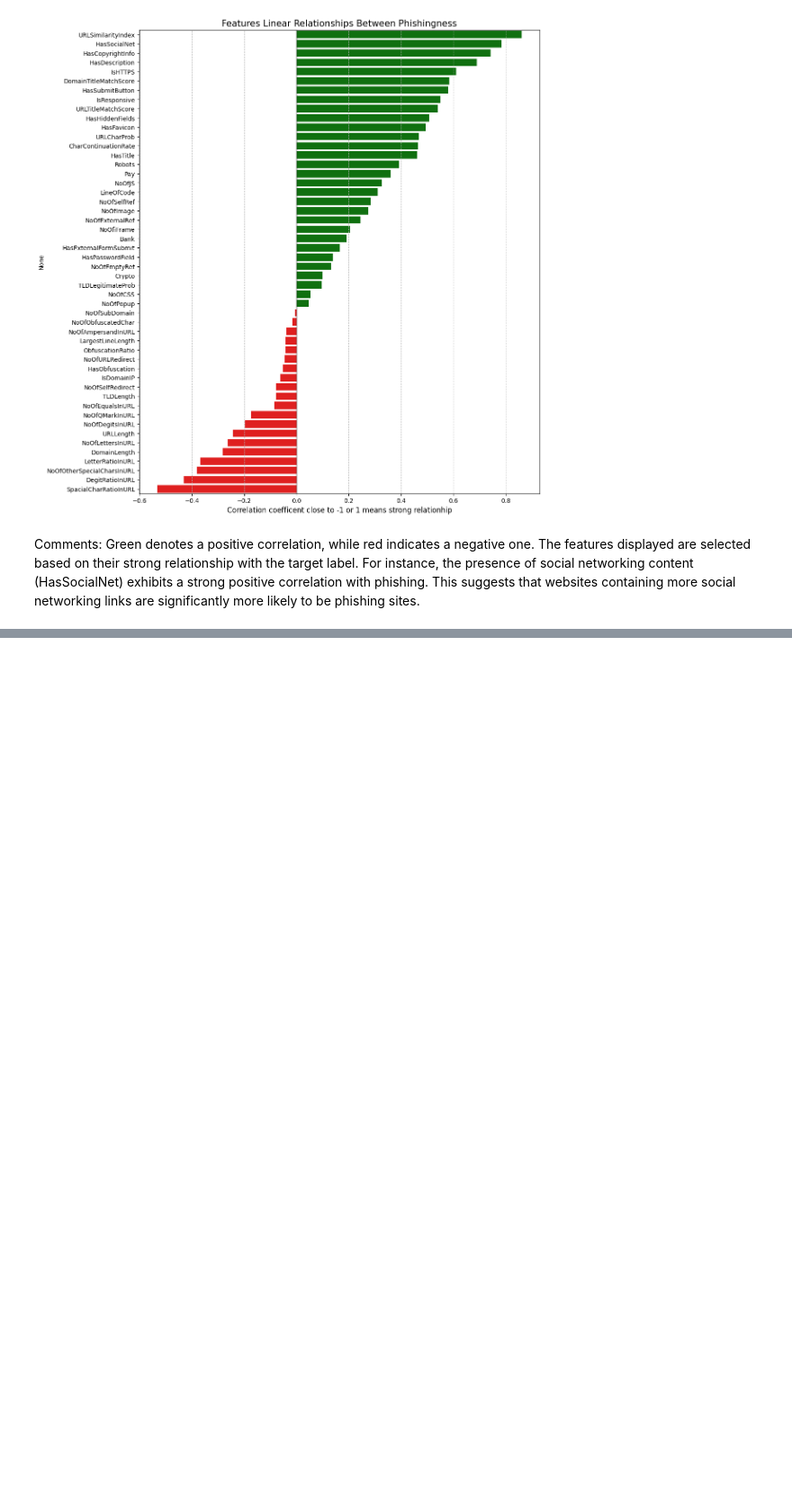
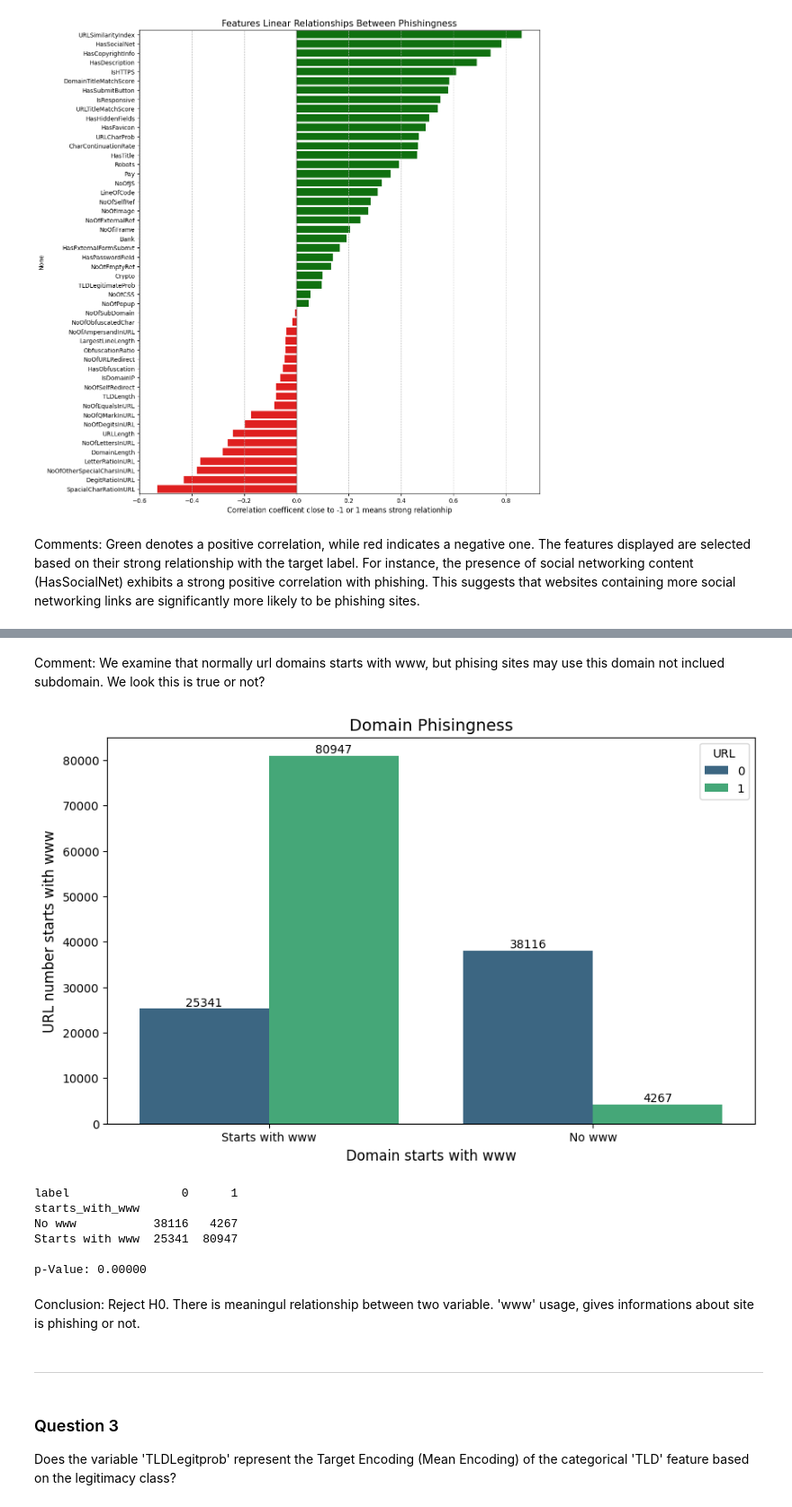
Before and after one commit to BugraAKKUS/Phishing-URL--Website--Detection, a Jupyter notebook: eda_cda.ipynb, the cells around one changed output, grey strips where cells are left out. Shown at 90% size. Cells and saved outputs as stored; diff of their text form; code cells hidden in the pictures; blank space fills up the shorter version.

```diff
--- a/eda_cda.ipynb
+++ b/eda_cda.ipynb
@@ -185,0 +542,47 @@ Comment: As illustrated in the 'Features Linear Relationships' graph, the result
+# %% [markdown]
+Comment: We examine that normally url domains starts with www, but phising sites may use this domain not inclued subdomain. We look this is true or not?
+# %%
+#Creating new column domain starts with www
+df['starts_with_www'] = df['Domain'].astype(str).str.startswith('www').map({True: 'Starts with www', False: 'No www'})
+plt.figure(figsize=(10, 6))
+ax = sns.countplot(data=df, x='starts_with_www', hue='label', palette='viridis')
+plt.title('Domain Phisingness', fontsize=14)
+plt.xlabel('Domain starts with www', fontsize=12)
+plt.ylabel('URL number starts with www', fontsize=12)
+plt.legend(title='URL')
+
+for container in ax.containers:
+    ax.bar_label(container)
+
+plt.show()
+# %% [output]
+[figure, added]
+# %%
+#Statistical Test-Contingency Table
+from scipy.stats import chi2_contingency
+
+contingency_table = pd.crosstab(df['starts_with_www'], df['label'])
+print(contingency_table)
+
+# Apply test
+chi2, p, dof, expected = chi2_contingency(contingency_table)
+
+print(f"\np-Value: {p:.5f}")
+
+# Cleaning: Remove temporary columns
+df.drop(columns=['starts_with_www'], inplace=True)
+# %% [output]
+label                0      1
+starts_with_www
+No www           38116   4267
+Starts with www  25341  80947
+
+p-Value: 0.00000
+# %% [markdown]
+Conclusion: Reject H0. There is meaningul relationship between two variable. 'www' usage, gives informations about site is phishing or not.
+# %% [markdown]
+-----
+# %% [markdown]
+### Question 3
+
+Does the variable 'TLDLegitprob' represent the Target Encoding (Mean Encoding) of the categorical 'TLD' feature based on the legitimacy class?
```
Also changed, not shown: parts of 53 cells of this notebook, 2 other files.
